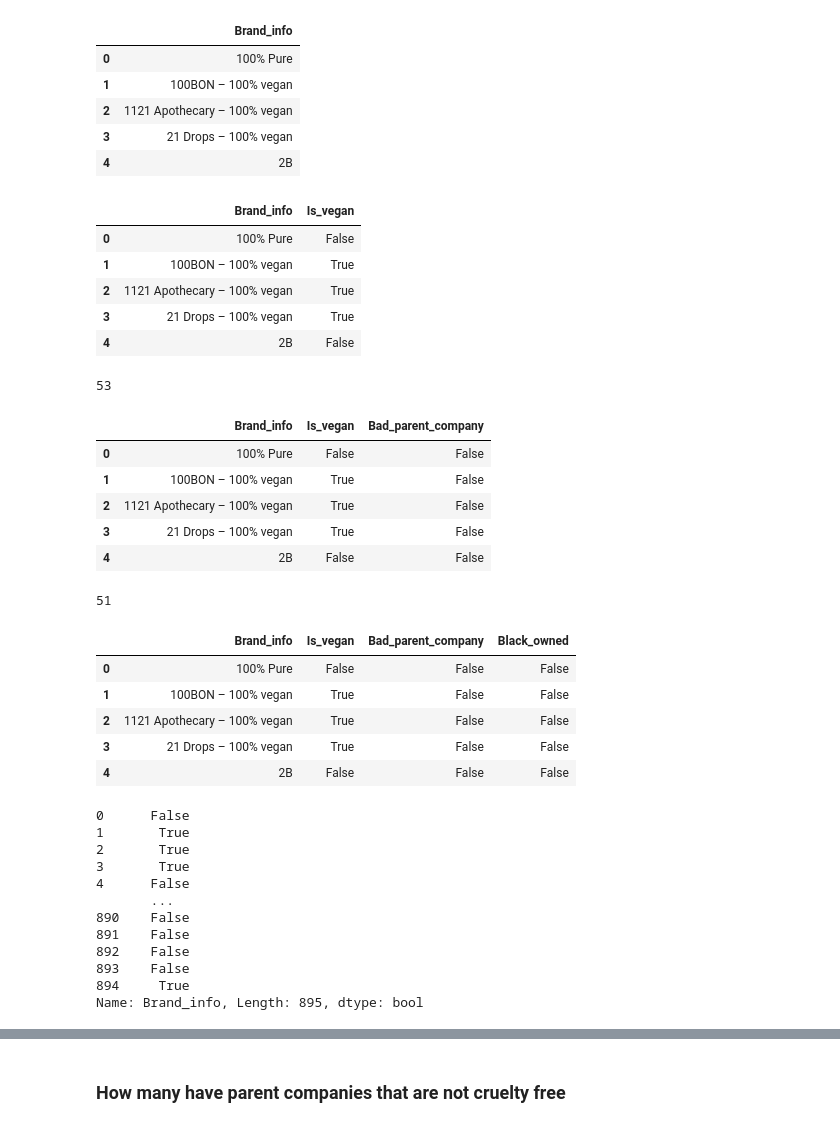
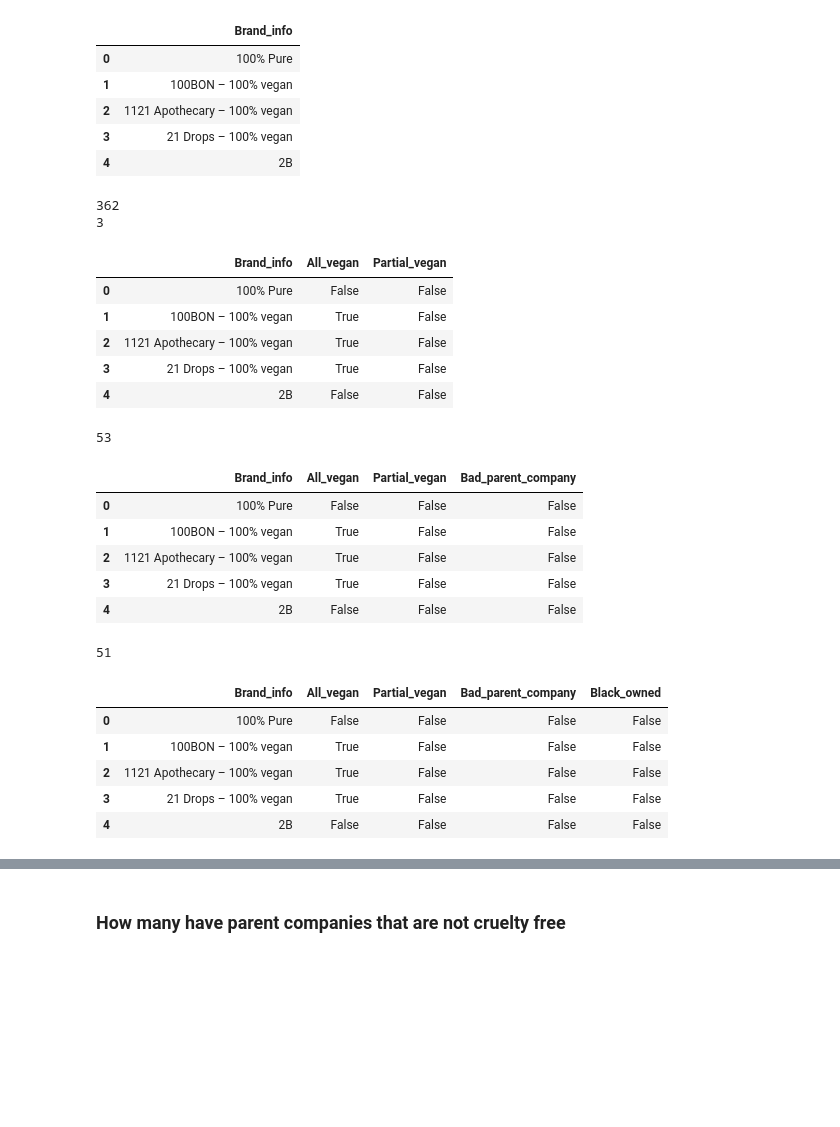
Before and after one commit to mhapich/cruelty_free_products, a Jupyter notebook: Cruelty_free.ipynb, the cells around one changed output, grey strips where cells are left out. Cells and saved outputs as stored; diff of their text form; code cells hidden in the pictures; blank space fills up the shorter version.

```diff
--- a/Cruelty_free.ipynb
+++ b/Cruelty_free.ipynb
@@ -78,30 +78,35 @@ df.head()
 | 4 | 2B |
 # %%
 # create a new column that tells whether or not a product is vegan
-df['Is_vegan'] = df['Brand_info'].str.contains('100% vegan')
+df['All_vegan'] = df['Brand_info'].str.contains('100% vegan')
+df['Partial_vegan'] = df['Brand_info'].str.contains('vegan product', case=False)
 # %%
+print(df.All_vegan.sum())
+print(df.Partial_vegan.sum())
 df.head()
 # %% [output]
+362
+3
-|  | Brand_info | Is_vegan |
-| 0 | 100% Pure | False |
-| 1 | 100BON – 100% vegan | True |
-| 2 | 1121 Apothecary – 100% vegan | True |
-| 3 | 21 Drops – 100% vegan | True |
-| 4 | 2B | False |
+|  | Brand_info | All_vegan | Partial_vegan |
+| 0 | 100% Pure | False | False |
+| 1 | 100BON – 100% vegan | True | False |
+| 2 | 1121 Apothecary – 100% vegan | True | False |
+| 3 | 21 Drops – 100% vegan | True | False |
+| 4 | 2B | False | False |
 # %%
 df['Brand_info'].str.contains('parent company').sum()
 # %% [output]
 53
 # %%
 # create a column that tells if a brand is owned by a company that is NOT cruelty free
-df['Bad_parent_company'] = df['Brand_info'].str.contains('parent company')
+df['Bad_parent_company'] = df['Brand_info'].str.contains('parent company', case=False)
 # %%
 df.head()
 # %% [output]
-|  | Brand_info | Is_vegan | Bad_parent_company |
-| 0 | 100% Pure | False | False |
-| 1 | 100BON – 100% vegan | True | False |
-| 2 | 1121 Apothecary – 100% vegan | True | False |
-| 3 | 21 Drops – 100% vegan | True | False |
-| 4 | 2B | False | False |
+|  | Brand_info | All_vegan | Partial_vegan | Bad_parent_company |
+| 0 | 100% Pure | False | False | False |
+| 1 | 100BON – 100% vegan | True | False | False |
+| 2 | 1121 Apothecary – 100% vegan | True | False | False |
+| 3 | 21 Drops – 100% vegan | True | False | False |
+| 4 | 2B | False | False | False |
 # %%
@@ -110,29 +115,12 @@ df['Brand_info'].str.contains('Black-owned').sum()
 51
 # %%
 # create a column that tells if the company is black-owned
-df['Black_owned'] = df['Brand_info'].str.contains('Black-owned')
+df['Black_owned'] = df['Brand_info'].str.contains('Black-owned', case=False)
 df.head()
 # %% [output]
-|  | Brand_info | Is_vegan | Bad_parent_company | Black_owned |
-| 0 | 100% Pure | False | False | False |
-| 1 | 100BON – 100% vegan | True | False | False |
-| 2 | 1121 Apothecary – 100% vegan | True | False | False |
-| 3 | 21 Drops – 100% vegan | True | False | False |
-| 4 | 2B | False | False | False |
+|  | Brand_info | All_vegan | Partial_vegan | Bad_parent_company | Black_owned |
+| 0 | 100% Pure | False | False | False | False |
+| 1 | 100BON – 100% vegan | True | False | False | False |
+| 2 | 1121 Apothecary – 100% vegan | True | False | False | False |
+| 3 | 21 Drops – 100% vegan | True | False | False | False |
+| 4 | 2B | False | False | False | False |
-# %%
-# start to simplify the company name by removing attributes already noted in new columns
-brand_df = df.copy()
-brand_df['Brand_info'].str.contains('–', '')
-# %% [output]
-0      False
-1       True
-2       True
-3       True
-4      False
-       ...
-890    False
-891    False
-892    False
-893    False
-894     True
-Name: Brand_info, Length: 895, dtype: bool
```
Also changed, not shown: parts of 29 cells of this notebook.
